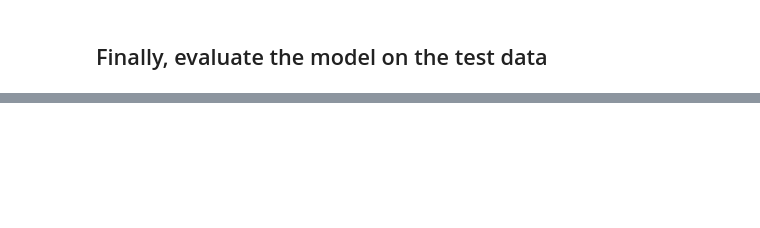
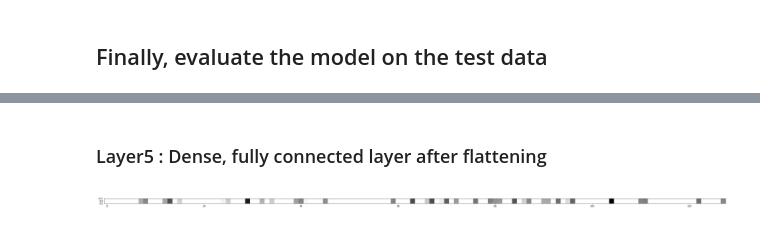
Before and after one commit to kmmaller/Digit-Recognizer, a Jupyter notebook: Digit-Recognizer.ipynb, the cells around one changed output, grey strips where cells are left out. Cells and saved outputs as stored; diff of their text form; code cells hidden in the pictures; blank space fills up the shorter version.

```diff
--- a/Digit-Recognizer.ipynb
+++ b/Digit-Recognizer.ipynb
@@ -215,0 +271,9 @@ avg / total       0.99      0.99      0.99      8400
+# %% [markdown]
+### Layer5 : Dense, fully connected layer after flattening
+# %%
+layer5 = get_activations(model,5,X)
+fig = plt.figure(figsize=(50, 50))
+plt.imshow(layer5,cmap='binary')
+plt.show()
+# %% [output]
+[figure, added]
```
Also changed, not shown: parts of 16 cells of this notebook.
